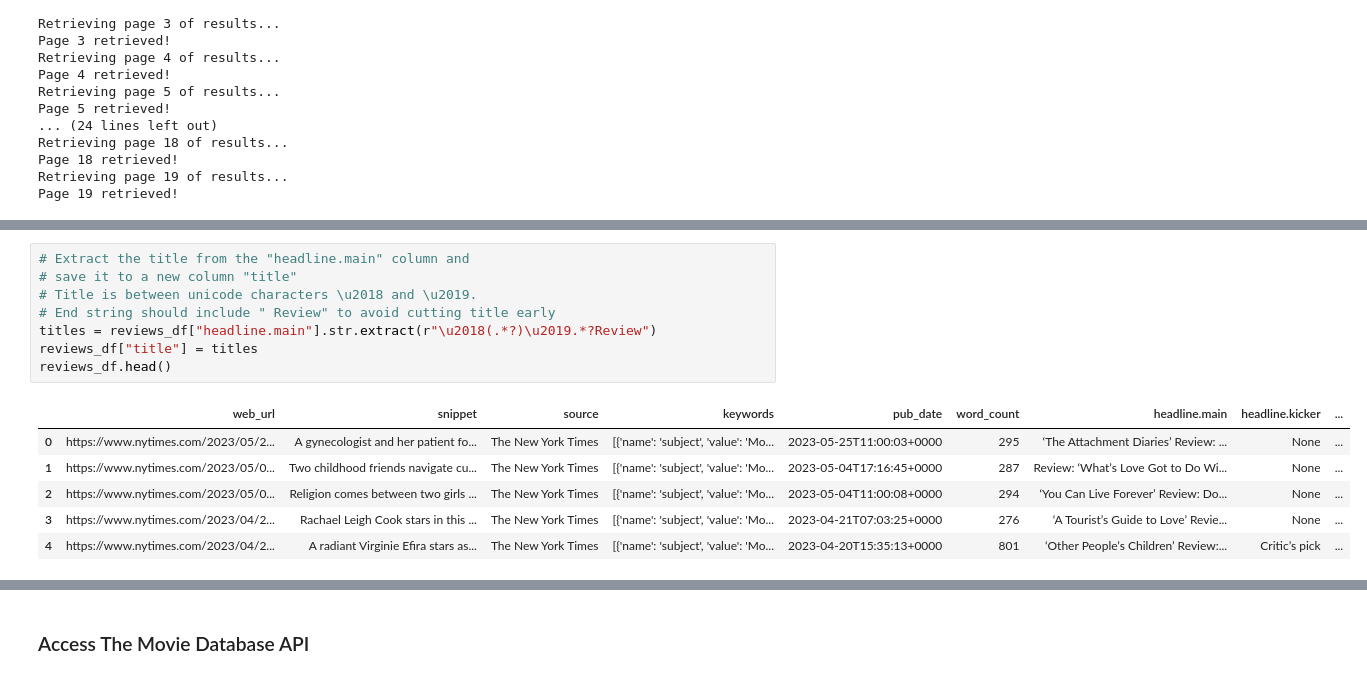
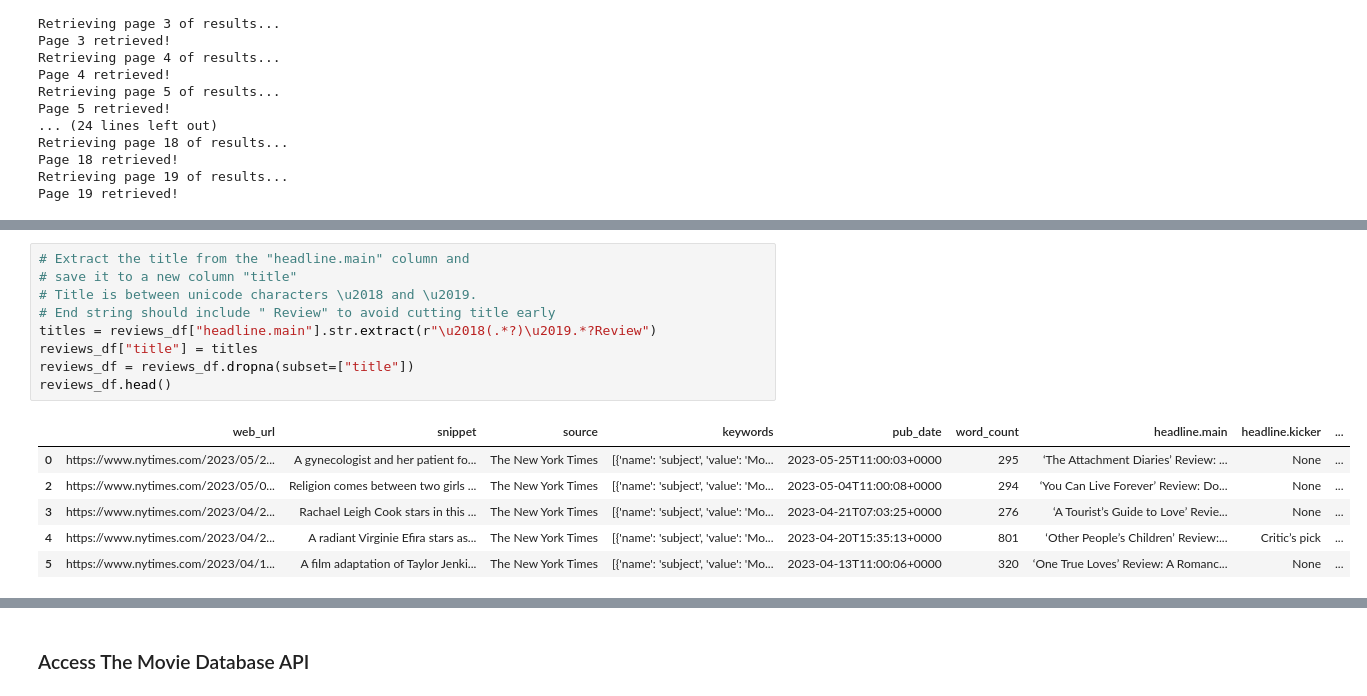
Before and after one commit to GavinKingston/data-sourcing-challenge, a Jupyter notebook: retrieve_movie_data.ipynb, the cells around one changed output, grey strips where cells are left out. Drawn from its saved outputs; the diff is of its cells as text.

```diff
--- a/retrieve_movie_data.ipynb
+++ b/retrieve_movie_data.ipynb
@@ -122,18 +129,19 @@ reviews_df.head()
 # %%
 # Extract the title from the "headline.main" column and
 # save it to a new column "title"
 # Title is between unicode characters \u2018 and \u2019.
 # End string should include " Review" to avoid cutting title early
 titles = reviews_df["headline.main"].str.extract(r"\u2018(.*?)\u2019.*?Review")
 reviews_df["title"] = titles
+reviews_df = reviews_df.dropna(subset=["title"])
 reviews_df.head()
 # %% [output]
 |  | web_url | snippet | source | keywords | pub_date | word_count | headline.main | headline.kicker | ... |
 | 0 | https://www.nytimes.com/2023/05/2... | A gynecologist and her patient fo... | The New York Times | [{'name': 'subject', 'value': 'Mo... | 2023-05-25T11:00:03+0000 | 295 | ‘The Attachment Diaries’ Review: ... | None | ... |
-| 1 | https://www.nytimes.com/2023/05/0... | Two childhood friends navigate cu... | The New York Times | [{'name': 'subject', 'value': 'Mo... | 2023-05-04T17:16:45+0000 | 287 | Review: ‘What’s Love Got to Do Wi... | None | ... |
 | 2 | https://www.nytimes.com/2023/05/0... | Religion comes between two girls ... | The New York Times | [{'name': 'subject', 'value': 'Mo... | 2023-05-04T11:00:08+0000 | 294 | ‘You Can Live Forever’ Review: Do... | None | ... |
 | 3 | https://www.nytimes.com/2023/04/2... | Rachael Leigh Cook stars in this ... | The New York Times | [{'name': 'subject', 'value': 'Mo... | 2023-04-21T07:03:25+0000 | 276 | ‘A Tourist’s Guide to Love’ Revie... | None | ... |
 | 4 | https://www.nytimes.com/2023/04/2... | A radiant Virginie Efira stars as... | The New York Times | [{'name': 'subject', 'value': 'Mo... | 2023-04-20T15:35:13+0000 | 801 | ‘Other People’s Children’ Review:... | Critic’s pick | ... |
+| 5 | https://www.nytimes.com/2023/04/1... | A film adaptation of Taylor Jenki... | The New York Times | [{'name': 'subject', 'value': 'Mo... | 2023-04-13T11:00:06+0000 | 320 | ‘One True Loves’ Review: A Romanc... | None | ... |
 # %%
 # Extract 'name' and 'value' from items in "keywords" column
 def extract_keywords(keyword_list):
```
Also changed, not shown: parts of 12 cells of this notebook.
